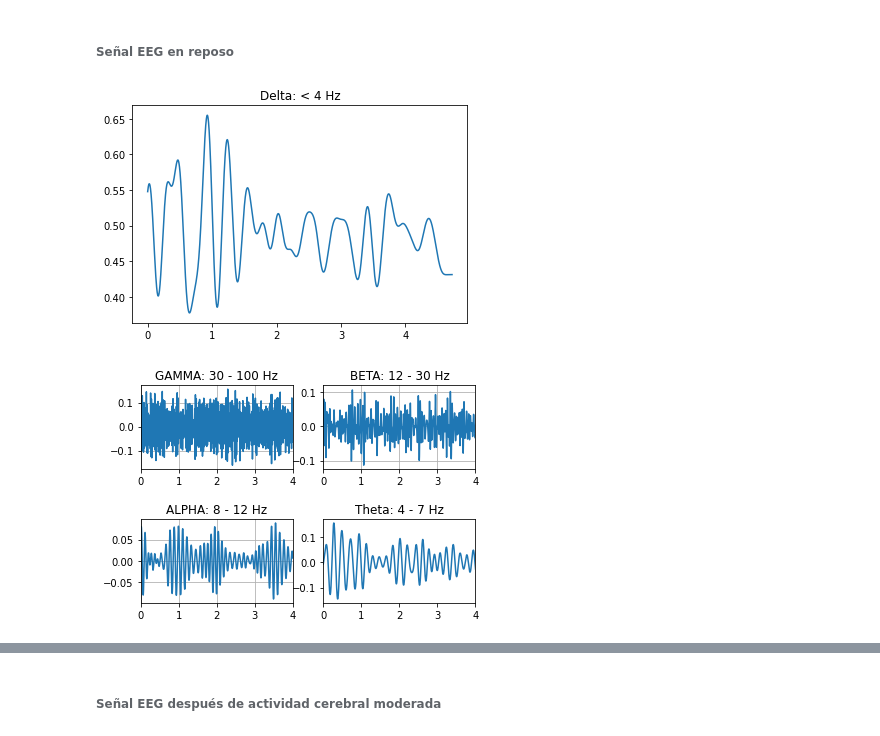
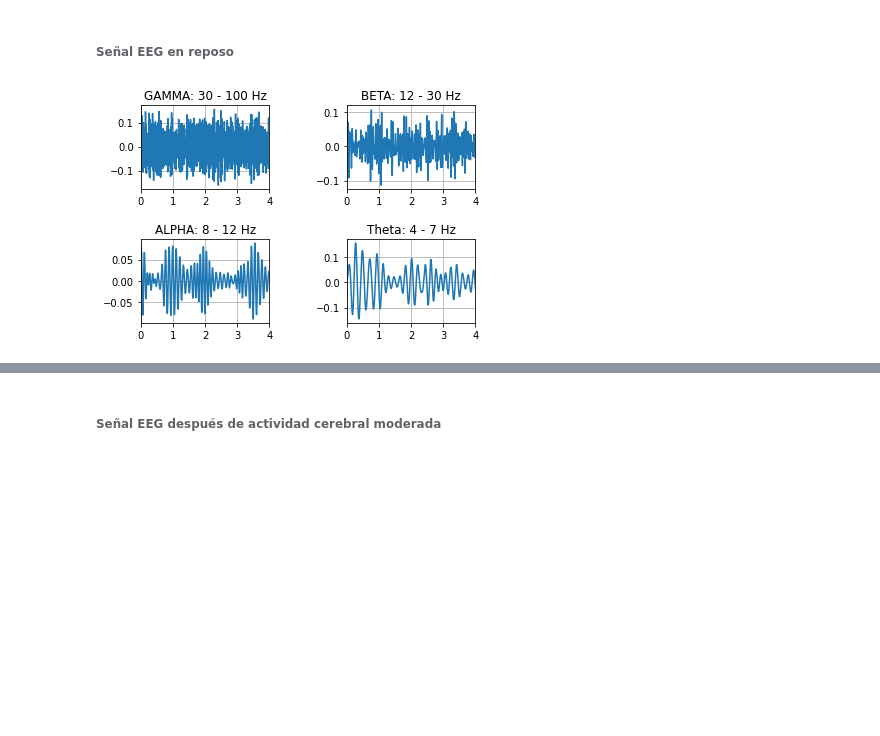
Before and after one commit to fruizg/Introduccion_de_senales, a Jupyter notebook: ISB/Laboratorios/Lab5_EEG/ProcesamientoSenal_BITalino.ipynb, the cells around one changed output, grey strips where cells are left out. Saved outputs shown, nothing was run; the diff lists cells and outputs as text; code cells hidden in the pictures; blank space fills up the shorter version.

```diff
--- a/ISB/Laboratorios/Lab5_EEG/ProcesamientoSenal_BITalino.ipynb
+++ b/ISB/Laboratorios/Lab5_EEG/ProcesamientoSenal_BITalino.ipynb
@@ -127,13 +127,12 @@ fig.set_facecolor('white')
 # %% [markdown]
 ###### Señal EEG en reposo
 # %%
-fig, axs = plt.subplots()
 t1 = (np.arange(0,N1)-1)/Fs
 
 #gamma
 plt.figure()
 plt.subplot(2,2,1)
-plt.subplots_adjust(hspace=0.6)
+plt.subplots_adjust(hspace=0.6,wspace=0.6)
 Wn1 = 30/(Fs/2)
 Wn2 = 100/(Fs/2)
 b, a = signal.butter(3,[Wn1,Wn2],'bandpass')
@@ -152,39 +151,34 @@ eegbeta_filtered = signal.filtfilt(b, a, y1)
 plt.title('BETA: 12 - 30 Hz')
 plt.plot(t1,eegbeta_filtered)
 plt.grid()
 plt.xlim(0,4)
 
 #Alplha
 plt.subplot(2,2,3)
 Wn1 = 8/(Fs/2)
 Wn2 = 12/(Fs/2)
 b, a = signal.butter(3,[Wn1,Wn2],'bandpass')
 eegalpha_filtered = signal.filtfilt(b, a, y1)
 plt.title('ALPHA: 8 - 12 Hz')
 plt.plot(t1,eegalpha_filtered)
 plt.grid()
 plt.xlim(0,4)
 
 #Theta
 plt.subplot(2,2,4)
 Wn1 = 4/(Fs/2)
 Wn2 = 7/(Fs/2)
 b, a = signal.butter(3,[Wn1,Wn2],'bandpass')
 eegtheta_filtered = signal.filtfilt(b, a, y1)
 plt.title('Theta: 4 - 7 Hz')
 plt.plot(t1,eegtheta_filtered)
 plt.grid()
 plt.xlim(0,4)
+# fig = plt.gcf()
+# fig.set_facecolor('white')
+# plt.savefig('Ondas_Cerebrales_Reposo.png', transparent=False, )
 
-#Delta
 
-Wn = 4/(Fs/2)
-b, a = signal.butter(5,Wn,'lowpass')
-eegdelta_filtered = signal.filtfilt(b, a, y1)
-axs.plot(t1,eegdelta_filtered)
-axs.set_title('Delta: < 4 Hz')
-plt.grid()
 plt.show()
 # %% [output]
-[figure, old version]
+[figure, new version]
-[figure, removed]
```
Also changed, not shown: parts of 4 cells of this notebook, 17 other files.
